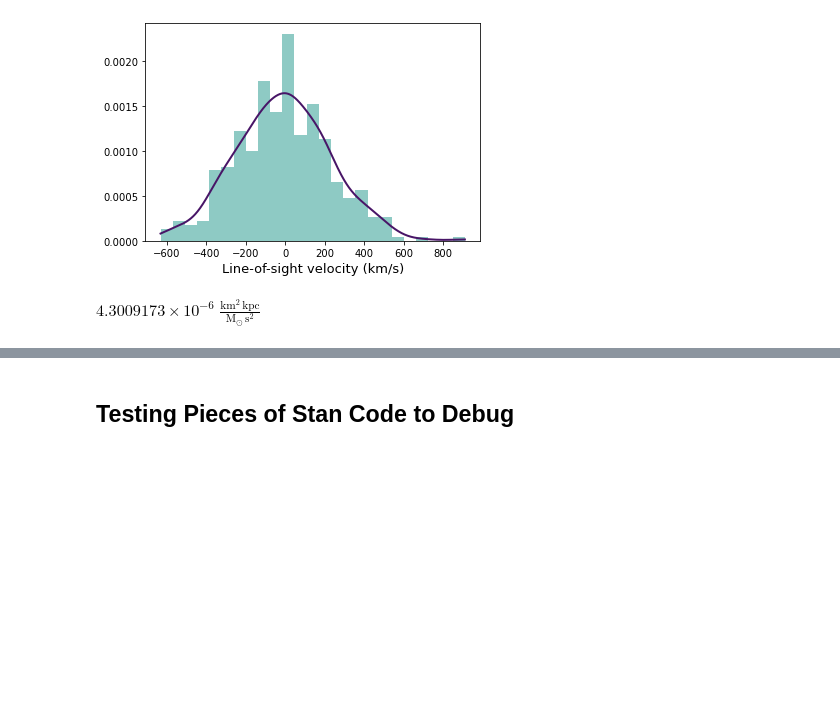
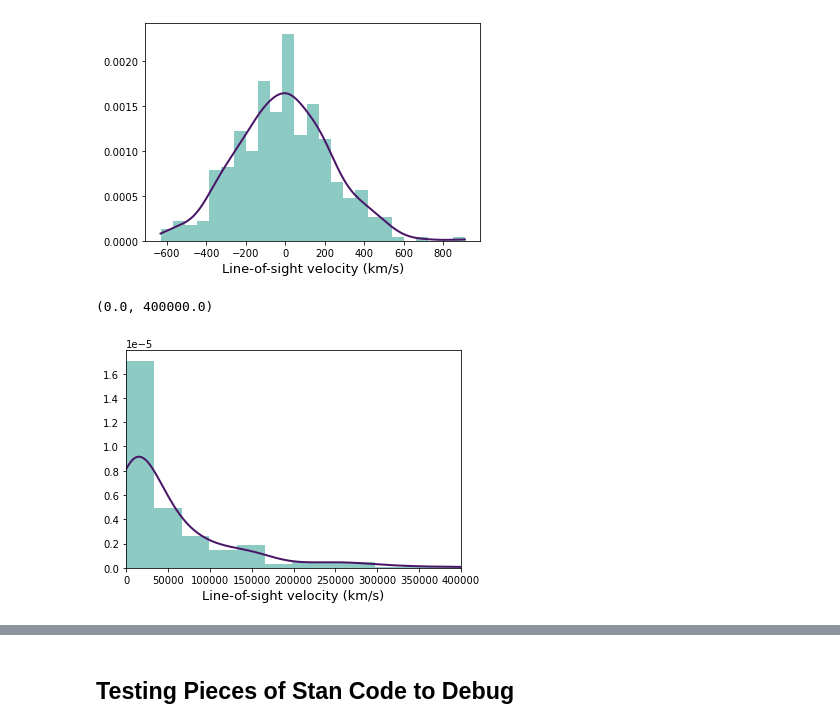
Before and after one commit to samberek/ast1501, a Jupyter notebook: prelim_1407.ipynb, the cells around one changed output, grey strips where cells are left out. Drawn from its saved outputs; the diff is of its cells as text; code cells hidden in the pictures; blank space fills up the shorter version.

```diff
--- a/prelim_1407.ipynb
+++ b/prelim_1407.ipynb
@@ -101,7 +83,14 @@ plt.xlabel('Line-of-sight velocity (km/s)', fontsize=13)
 plt.savefig('/Users/samberek/Courses/1501project/results/prelim_1407/losvelkde.pdf')
 # %% [output]
 [figure]
-# %%
-(const.G).to(u.kpc/u.M_sun*(u.km/u.s)**2)
-# %% [output]
-$4.3009173 \times 10^{-6} \; \mathrm{\frac{km^{2}\,kpc}{M_{\odot}\,s^{2}}}$
+# %%
+x = np.linspace(0, np.max(los_vel**2), 1000)
+kernel = stats.gaussian_kde(los_vel**2)
+
+plt.plot(x, kernel.evaluate(x), color='#481567FF', lw=2)
+plt.hist(los_vel**2, density=True, color='#1F968BFF', alpha=0.5, bins=25)
+plt.xlabel('Line-of-sight velocity (km/s)', fontsize=13)
+plt.xlim(0,400000)
+# %% [output]
+(0.0, 400000.0)
+[figure, added]
```
Also changed, not shown: parts of 21 cells of this notebook.
